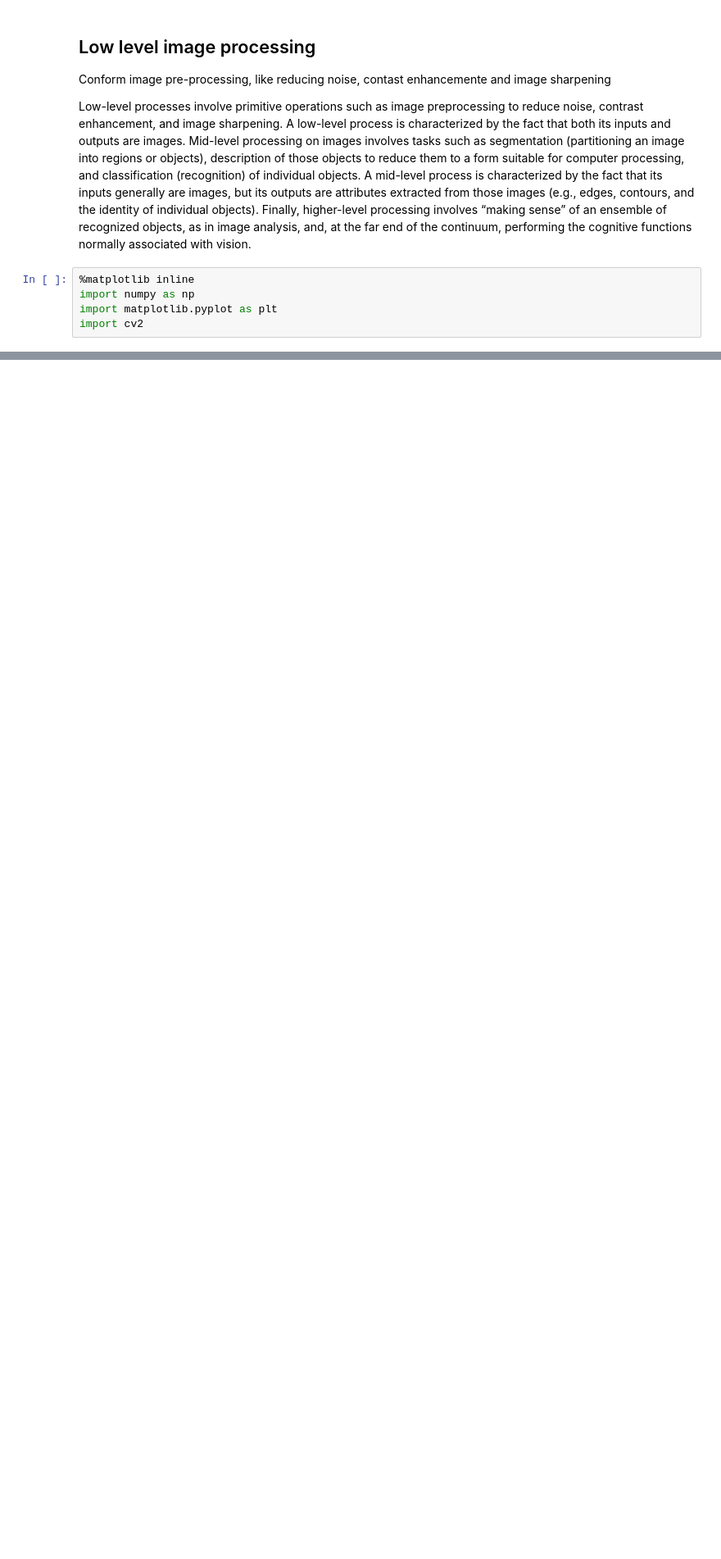
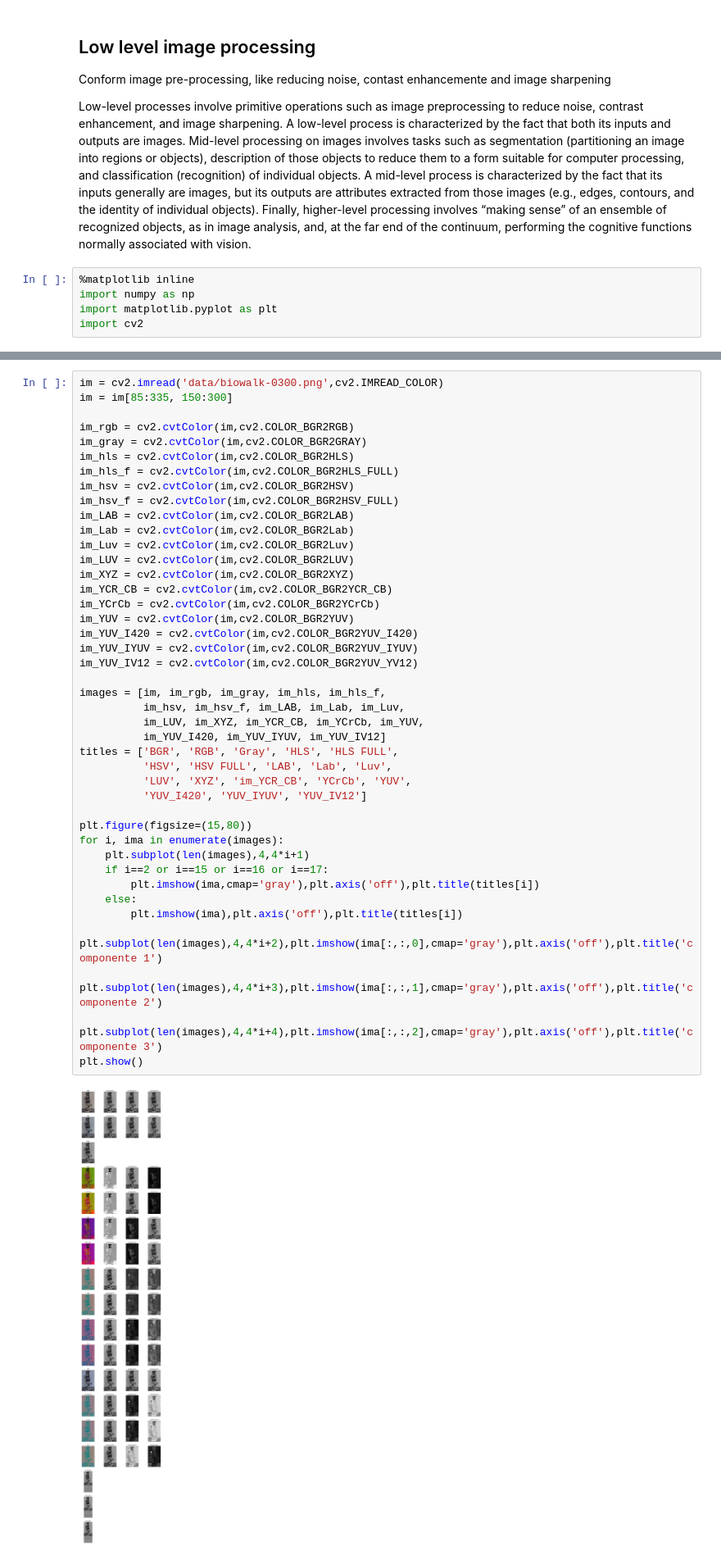
Before and after one commit to jacastillol/machine-vision, a Jupyter notebook: project/ColorSpace.ipynb, the cells around one changed output, grey strips where cells are left out. Shown at 82% size. Drawn from its saved outputs; the diff is of its cells as text; blank space fills up the shorter version.

```diff
--- a/project/ColorSpace.ipynb
+++ b/project/ColorSpace.ipynb
@@ -51,3 +51,47 @@ for i, ima in enumerate(images):
 plt.show()
 # %% [output]
 [figure]
+# %%
+im = cv2.imread('data/biowalk-0300.png',cv2.IMREAD_COLOR)
+im = im[85:335, 150:300]
+
+im_rgb = cv2.cvtColor(im,cv2.COLOR_BGR2RGB)
+im_gray = cv2.cvtColor(im,cv2.COLOR_BGR2GRAY)
+im_hls = cv2.cvtColor(im,cv2.COLOR_BGR2HLS)
+im_hls_f = cv2.cvtColor(im,cv2.COLOR_BGR2HLS_FULL)
+im_hsv = cv2.cvtColor(im,cv2.COLOR_BGR2HSV)
+im_hsv_f = cv2.cvtColor(im,cv2.COLOR_BGR2HSV_FULL)
+im_LAB = cv2.cvtColor(im,cv2.COLOR_BGR2LAB)
+im_Lab = cv2.cvtColor(im,cv2.COLOR_BGR2Lab)
+im_Luv = cv2.cvtColor(im,cv2.COLOR_BGR2Luv)
+im_LUV = cv2.cvtColor(im,cv2.COLOR_BGR2LUV)
+im_XYZ = cv2.cvtColor(im,cv2.COLOR_BGR2XYZ)
+im_YCR_CB = cv2.cvtColor(im,cv2.COLOR_BGR2YCR_CB)
+im_YCrCb = cv2.cvtColor(im,cv2.COLOR_BGR2YCrCb)
+im_YUV = cv2.cvtColor(im,cv2.COLOR_BGR2YUV)
+im_YUV_I420 = cv2.cvtColor(im,cv2.COLOR_BGR2YUV_I420)
+im_YUV_IYUV = cv2.cvtColor(im,cv2.COLOR_BGR2YUV_IYUV)
+im_YUV_IV12 = cv2.cvtColor(im,cv2.COLOR_BGR2YUV_YV12)
+
+images = [im, im_rgb, im_gray, im_hls, im_hls_f,
+          im_hsv, im_hsv_f, im_LAB, im_Lab, im_Luv,
+          im_LUV, im_XYZ, im_YCR_CB, im_YCrCb, im_YUV,
+          im_YUV_I420, im_YUV_IYUV, im_YUV_IV12]
+titles = ['BGR', 'RGB', 'Gray', 'HLS', 'HLS FULL',
+          'HSV', 'HSV FULL', 'LAB', 'Lab', 'Luv',
+          'LUV', 'XYZ', 'im_YCR_CB', 'YCrCb', 'YUV',
+          'YUV_I420', 'YUV_IYUV', 'YUV_IV12']
+
+plt.figure(figsize=(15,80))
+for i, ima in enumerate(images):
+    plt.subplot(len(images),4,4*i+1)
+    if i==2 or i==15 or i==16 or i==17:
+        plt.imshow(ima,cmap='gray'),plt.axis('off'),plt.title(titles[i])
+    else:
+        plt.imshow(ima),plt.axis('off'),plt.title(titles[i])
+        plt.subplot(len(images),4,4*i+2),plt.imshow(ima[:,:,0],cmap='gray'),plt.axis('off'),plt.title('componente 1')
+        plt.subplot(len(images),4,4*i+3),plt.imshow(ima[:,:,1],cmap='gray'),plt.axis('off'),plt.title('componente 2')
+        plt.subplot(len(images),4,4*i+4),plt.imshow(ima[:,:,2],cmap='gray'),plt.axis('off'),plt.title('componente 3')
+plt.show()
+# %% [output]
+[figure, added]
```
Also changed, not shown: parts of 1 cell of this notebook, 5 other files.
